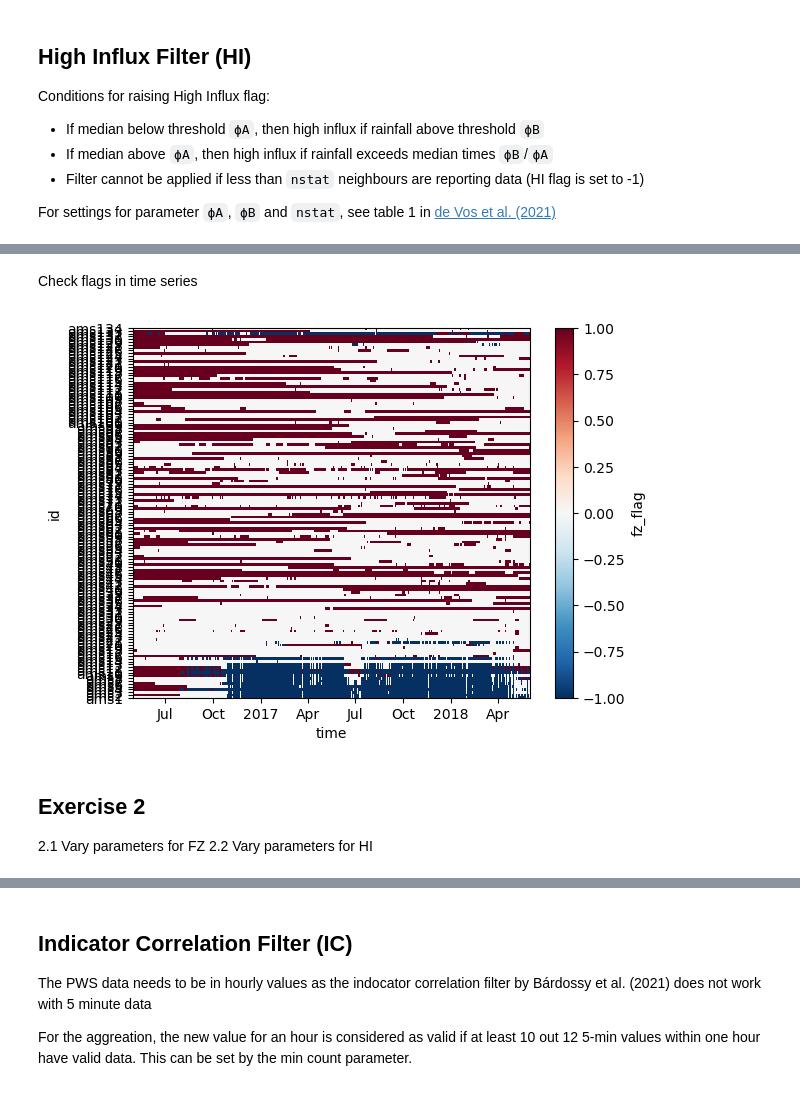
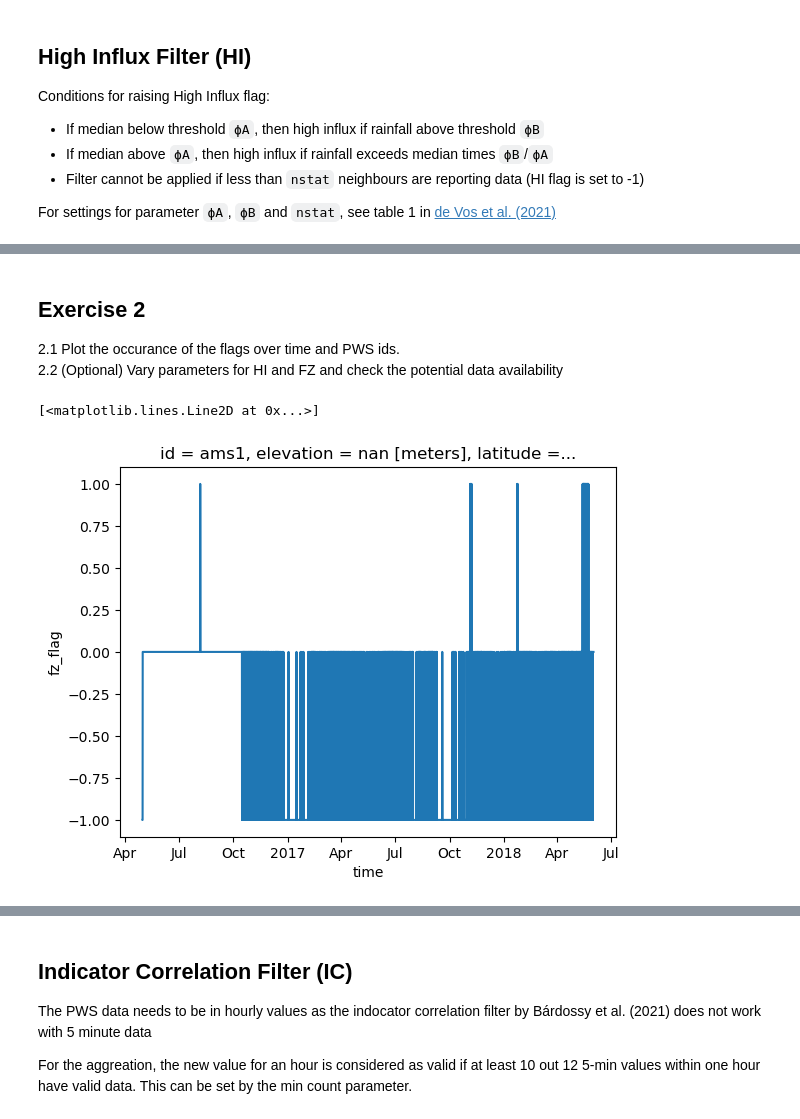
Before and after one commit to OpenSenseAction/PrePEP_short_course_OS, a Jupyter notebook: 3_pws_qc.ipynb, the cells around one changed output, grey strips where cells are left out. Saved outputs shown, nothing was run; the diff lists cells and outputs as text; code cells hidden in the pictures.

```diff
--- a/3_pws_qc.ipynb
+++ b/3_pws_qc.ipynb
@@ -186,2 +186,0 @@ Wall time: 275 ms
-# %% [markdown]
-Check flags in time series
@@ -190,8 +187,9 @@ ds_pws
-# %%
-ds_pws.fz_flag.plot();
-# %% [output]
-[figure, removed]
 # %% [markdown]
 ## Exercise 2
-2.1 Vary parameters for FZ
-2.2 Vary parameters for HI
+2.1 Plot the occurance of the flags over time and PWS ids.
+2.2 (Optional) Vary parameters for HI and FZ and check the potential data availability
+# %%
+ds_pws.fz_flag.isel(id=0).plot()
+# %% [output]
+[<matplotlib.lines.Line2D at 0x...>]
+[figure, added]
```
Also changed, not shown: parts of 10 cells of this notebook, 1 other file.
